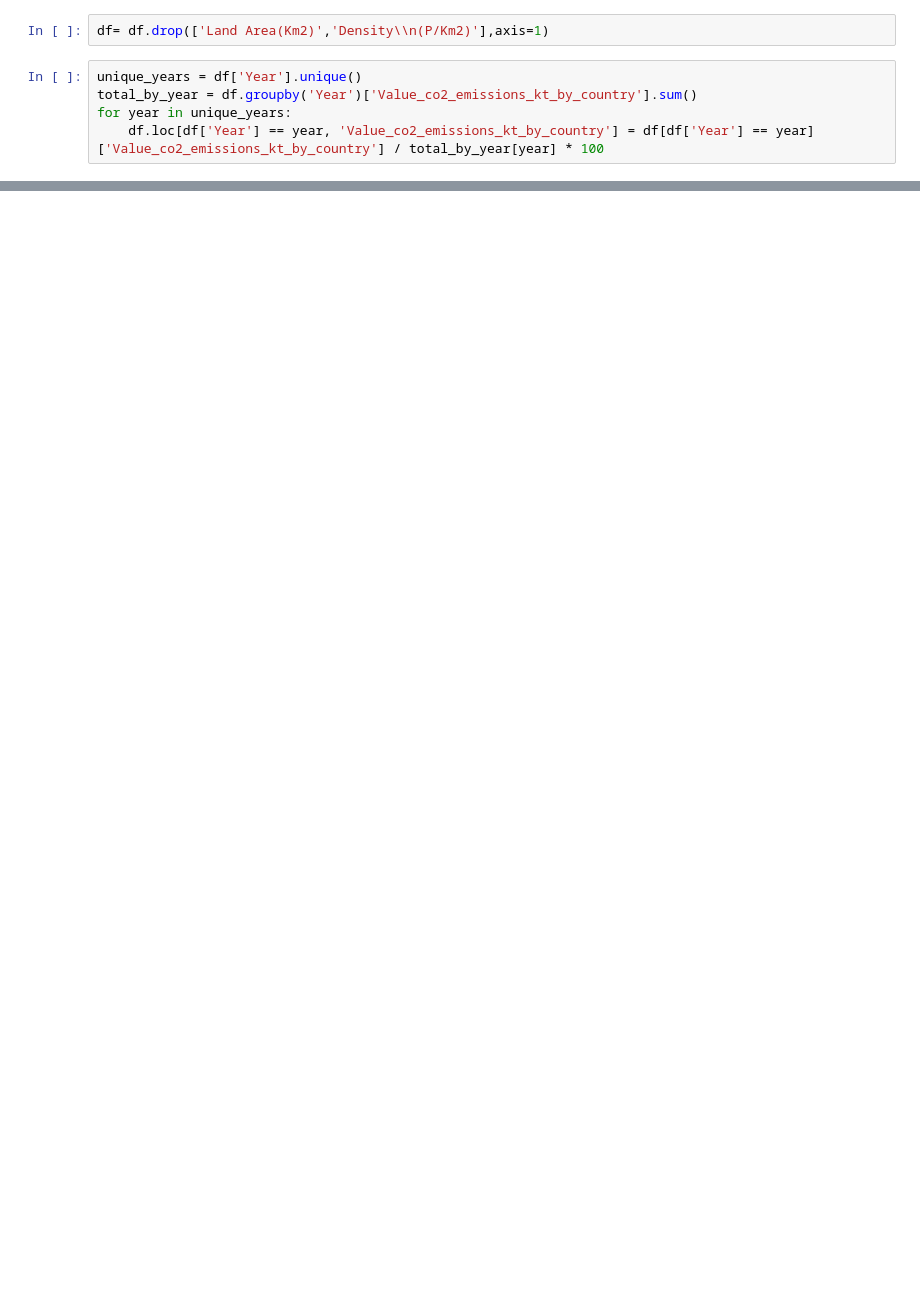
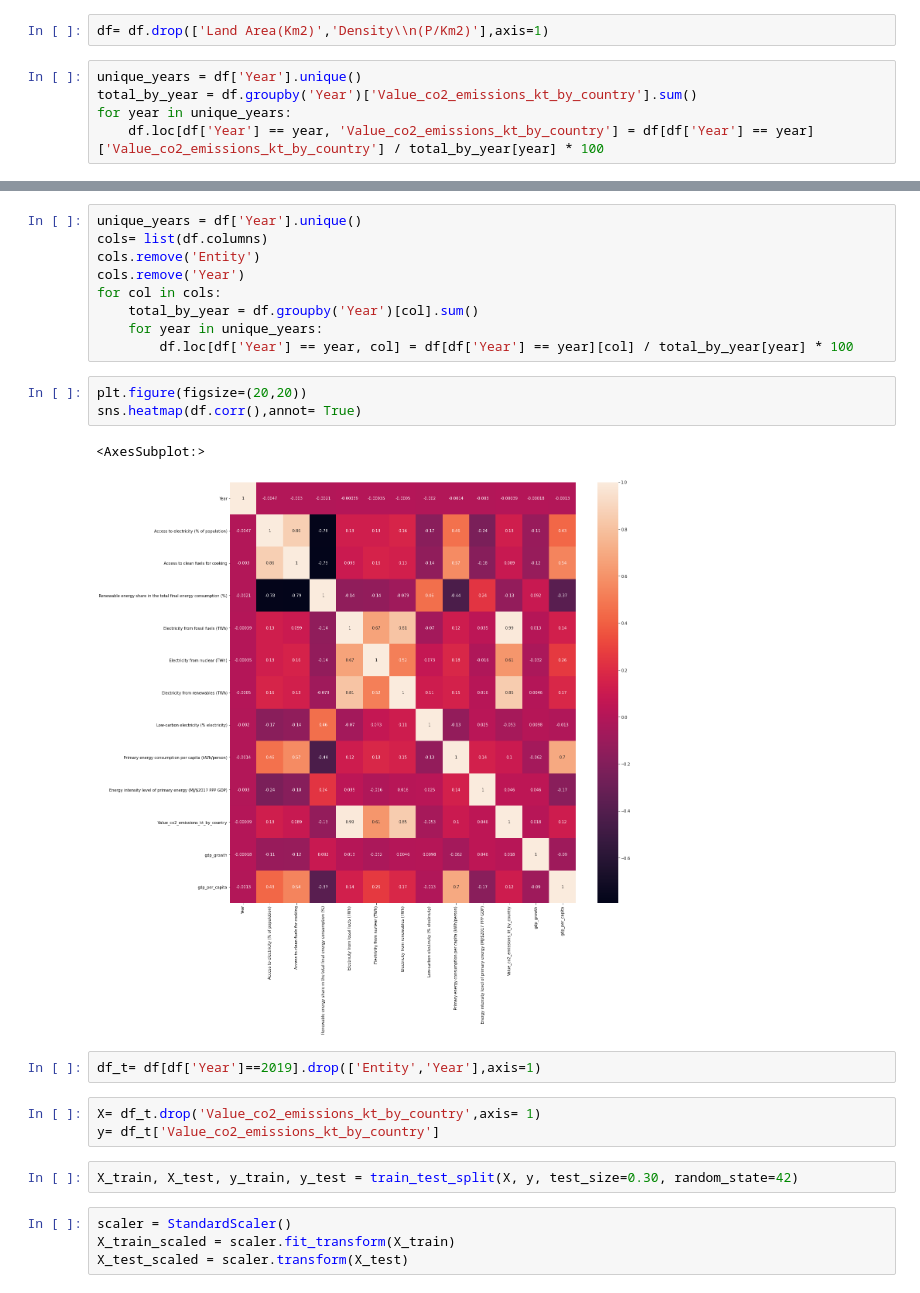
Before and after one commit to gauravjoshijo/CO2_Emission_Contribution_Model, a Jupyter notebook: Test_5.ipynb, the cells around one changed output, grey strips where cells are left out. Saved outputs shown, nothing was run; the diff lists cells and outputs as text; blank space fills up the shorter version.

Commit message:
Test_5 updated

```diff
--- a/Test_5.ipynb
+++ b/Test_5.ipynb
@@ -45,0 +30,26 @@ df
+# %%
+unique_years = df['Year'].unique()
+cols= list(df.columns)
+cols.remove('Entity')
+cols.remove('Year')
+for col in cols:
+    total_by_year = df.groupby('Year')[col].sum()
+    for year in unique_years:
+        df.loc[df['Year'] == year, col] = df[df['Year'] == year][col] / total_by_year[year] * 100
+# %%
+plt.figure(figsize=(20,20))
+sns.heatmap(df.corr(),annot= True)
+# %% [output]
+<AxesSubplot:>
+[figure, added]
+# %%
+df_t= df[df['Year']==2019].drop(['Entity','Year'],axis=1)
+# %%
+X= df_t.drop('Value_co2_emissions_kt_by_country',axis= 1)
+y= df_t['Value_co2_emissions_kt_by_country']
+# %%
+X_train, X_test, y_train, y_test = train_test_split(X, y, test_size=0.30, random_state=42)
+# %%
+scaler = StandardScaler()
+X_train_scaled = scaler.fit_transform(X_train)
+X_test_scaled = scaler.transform(X_test)
```
Also changed, not shown: parts of 16 cells of this notebook.
